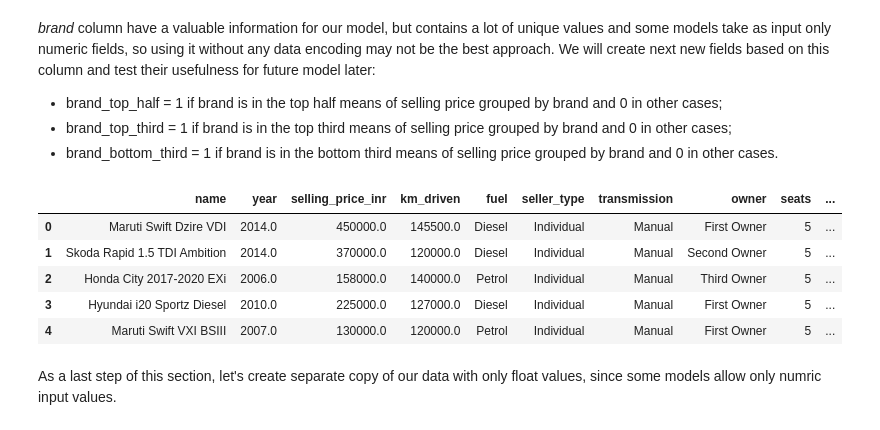
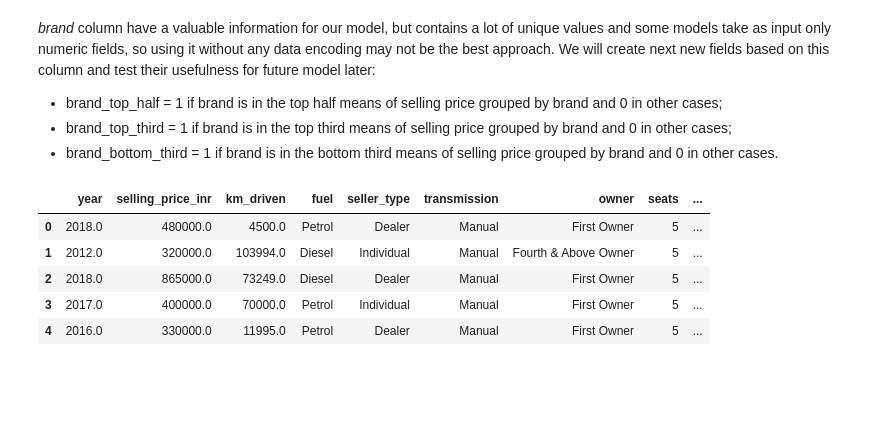
Before and after one commit to ZaikaBohdan/ds_car_price_proj, a Jupyter notebook: car_price_part_2.ipynb, the cells around one changed output. Drawn from its saved outputs; the diff is of its cells as text; code cells hidden in the pictures; blank space fills up the shorter version.

```diff
--- a/car_price_part_2.ipynb
+++ b/car_price_part_2.ipynb
@@ -582,0 +251,3 @@ To test significance of *torque_nm* and *torque_eng_sp_rpm* columns, we will plo
+# %%
+clean_train.loc[clean_train.isnull().any(axis=1), ['seats', 'engine_cc', 'max_power_bhp']] = ['5', 1905, 64]
+null_counter(clean_train)
@@ -582,0 +259,3 @@ To test significance of *torque_nm* and *torque_eng_sp_rpm* columns, we will plo
+# %%
+fe_train = clean_train.drop(columns='name')
+fe_train.columns
@@ -738,13 +312,0 @@ Columns *selling_price, new-price, km_driven, engine, max_power* and *seats* hav
-# %%
-# step 1
-for col, word in zip(['engine', 'max_power', 'seats'], ['Engine', 'Max Power', 'Seats']):
-    raw_data_2[col] = raw_data_2[col].str.replace(word,'').str.strip('\n')
-
-# step 2
-raw_data_2['km_driven'] = raw_data_2['km_driven'].str.replace(',','')
-
-# step 3
-conv_cols_2 = ['selling_price', 'km_driven', 'engine', 'max_power']
-raw_data_2 = split_val_unit(raw_data_2, conv_cols_2)
-
-raw_data_2.head()
@@ -1627,7 +429,7 @@ cols_vals_1_dict = {
 }
 
 for col, vals_1 in cols_vals_1_dict.items():
-    fe_df = col_to_col_flg(fe_df, col, vals_1)
+    fe_train = col_to_col_flg(fe_train, col, vals_1)
 # %% [output]
 >>> Check correctness of fuel_flg <<<
 
@@ -1652,20 +454,18 @@ Name: transmission, dtype: int64
 * brand_top_third = 1 if brand is in the top third means of selling price grouped by brand and 0 in other cases;
 * brand_bottom_third = 1 if brand is in the bottom third means of selling price grouped by brand and 0 in other cases.
 # %%
-mean_price_per_brand = fe_df.groupby(['brand']).mean()['selling_price_inr'].sort_values(ascending=False)
+mean_price_per_brand = fe_train.groupby(['brand']).mean()['selling_price_inr'].sort_values(ascending=False)
 n = len(mean_price_per_brand)
 
-fe_df['brand_top_half'] = fe_df.apply(lambda row: int(row['brand'] in mean_price_per_brand.iloc[:n//2].index), axis=1)
-fe_df['brand_top_third'] = fe_df.apply(lambda row: int(row['brand'] in mean_price_per_brand.iloc[:n//3].index), axis=1)
-fe_df['brand_bottom_third'] = fe_df.apply(lambda row: int(row['brand'] in mean_price_per_brand.iloc[-n//3:].index), axis=1)
+fe_train['brand_top_half'] = fe_train.apply(lambda row: int(row['brand'] in mean_price_per_brand.iloc[:n//2].index), axis=1)
+fe_train['brand_top_third'] = fe_train.apply(lambda row: int(row['brand'] in mean_price_per_brand.iloc[:n//3].index), axis=1)
+fe_train['brand_bottom_third'] = fe_train.apply(lambda row: int(row['brand'] in mean_price_per_brand.iloc[-n//3:].index), axis=1)
 
-fe_df.head()
+fe_train.head()
 # %% [output]
-|  | name | year | selling_price_inr | km_driven | fuel | seller_type | transmission | owner | seats | ... |
-| 0 | Maruti Swift Dzire VDI | 2014.0 | 450000.0 | 145500.0 | Diesel | Individual | Manual | First Owner | 5 | ... |
-| 1 | Skoda Rapid 1.5 TDI Ambition | 2014.0 | 370000.0 | 120000.0 | Diesel | Individual | Manual | Second Owner | 5 | ... |
-| 2 | Honda City 2017-2020 EXi | 2006.0 | 158000.0 | 140000.0 | Petrol | Individual | Manual | Third Owner | 5 | ... |
-| 3 | Hyundai i20 Sportz Diesel | 2010.0 | 225000.0 | 127000.0 | Diesel | Individual | Manual | First Owner | 5 | ... |
-| 4 | Maruti Swift VXI BSIII | 2007.0 | 130000.0 | 120000.0 | Petrol | Individual | Manual | First Owner | 5 | ... |
+|  | year | selling_price_inr | km_driven | fuel | seller_type | transmission | owner | seats | ... |
+| 0 | 2018.0 | 480000.0 | 4500.0 | Petrol | Dealer | Manual | First Owner | 5 | ... |
+| 1 | 2012.0 | 320000.0 | 103994.0 | Diesel | Individual | Manual | Fourth & Above Owner | 5 | ... |
+| 2 | 2018.0 | 865000.0 | 73249.0 | Diesel | Dealer | Manual | First Owner | 5 | ... |
+| 3 | 2017.0 | 400000.0 | 70000.0 | Petrol | Individual | Manual | First Owner | 5 | ... |
+| 4 | 2016.0 | 330000.0 | 11995.0 | Petrol | Dealer | Manual | First Owner | 5 | ... |
-# %% [markdown]
-As a last step of this section, let's create separate copy of our data with only float values, since some models allow only numric input values.
```
Also changed, not shown: parts of 218 cells of this notebook, 2 other files.
